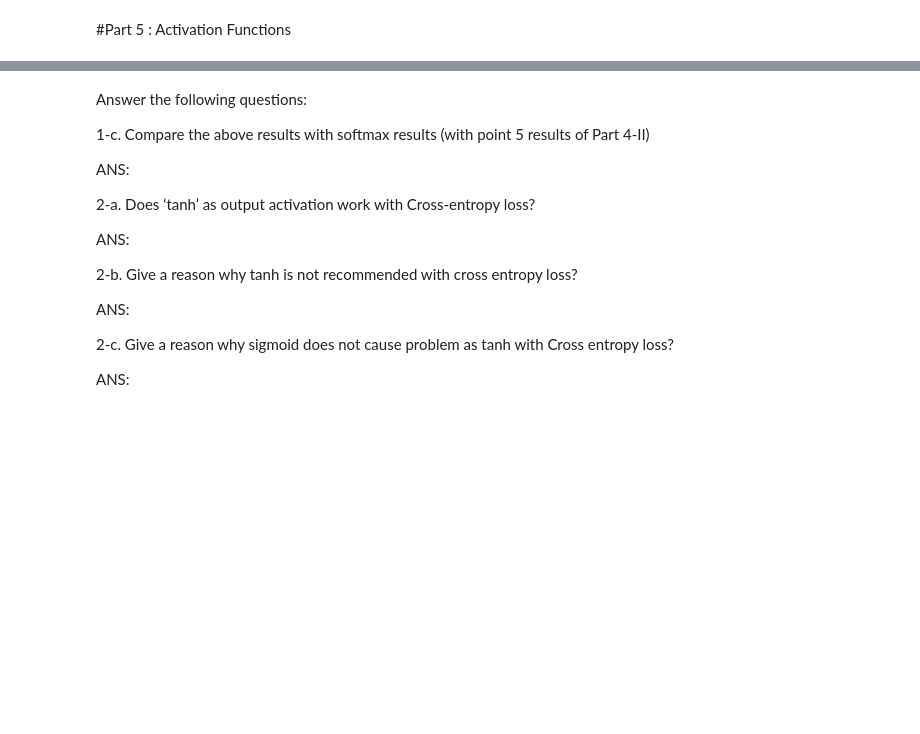
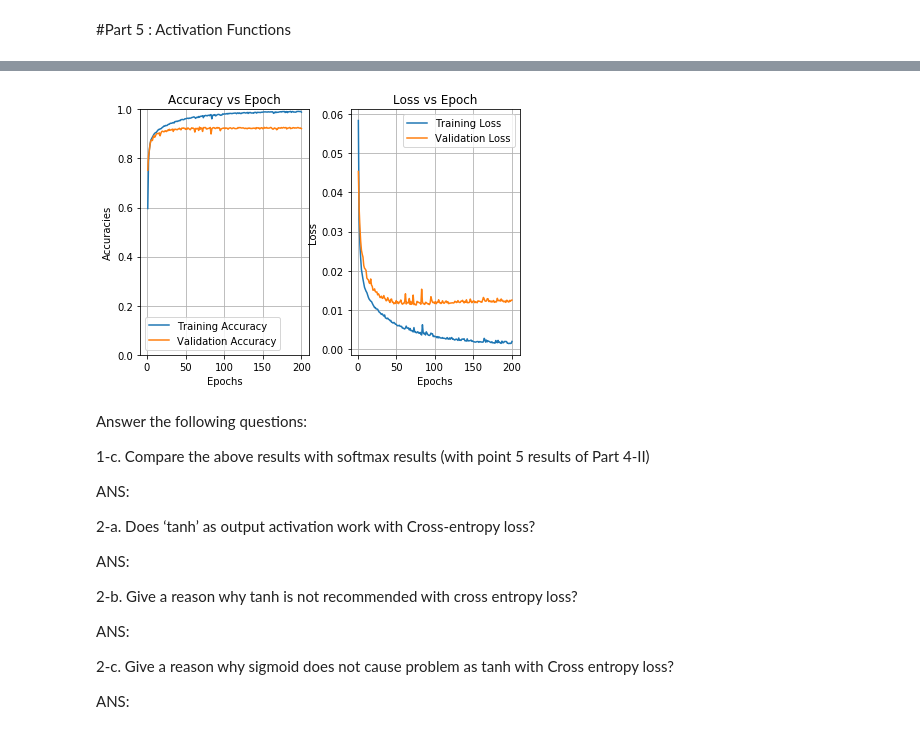
Before and after one commit to Salazar-Prime/deep_forget, a Jupyter notebook: Project 1 Convolutional LSTM Neural Networks/Project_1_Student_code.ipynb, the cells around one changed output, grey strips where cells are left out. Saved outputs shown, nothing was run; the diff lists cells and outputs as text; code cells hidden in the pictures; blank space fills up the shorter version.

```diff
--- a/Project 1 Convolutional LSTM Neural Networks/Project_1_Student_code.ipynb
+++ b/Project 1 Convolutional LSTM Neural Networks/Project_1_Student_code.ipynb
@@ -614,3 +701,28 @@ CNN_dropout_both_act = CNN_dropout_both_act()
+# %%
+# plots for tanh
+fig, (ax1, ax2) = plt.subplots(1,2)
+fig.tight_layout()
+
+# accuracy
+ax1.plot(range(1,201),hist.history['acc'])
+ax1.plot(range(1,201),hist.history['val_acc'])
+ax1.set_title("Accuracy vs Epoch")
+ax1.set_xlabel("Epochs")
+ax1.set_ylim(0,1)
+ax1.set_ylabel("Accuracies")
+ax1.legend(['Training Accuracy','Validation Accuracy'])
+ax1.grid(True)
+
+# loss
+ax2.plot(range(1,201),hist.history['loss'])
+ax2.plot(range(1,201),hist.history['val_loss'])
+ax2.set_title("Loss vs Epoch")
+ax2.set_xlabel("Epochs")
+ax2.set_ylabel("Loss")
+ax2.legend(['Training Loss','Validation Loss'])
+ax2.grid(True)
+# %% [output]
+[figure, added]
 # %% [markdown]
 Answer the following questions:
 
```
Also changed, not shown: parts of 15 cells of this notebook.
